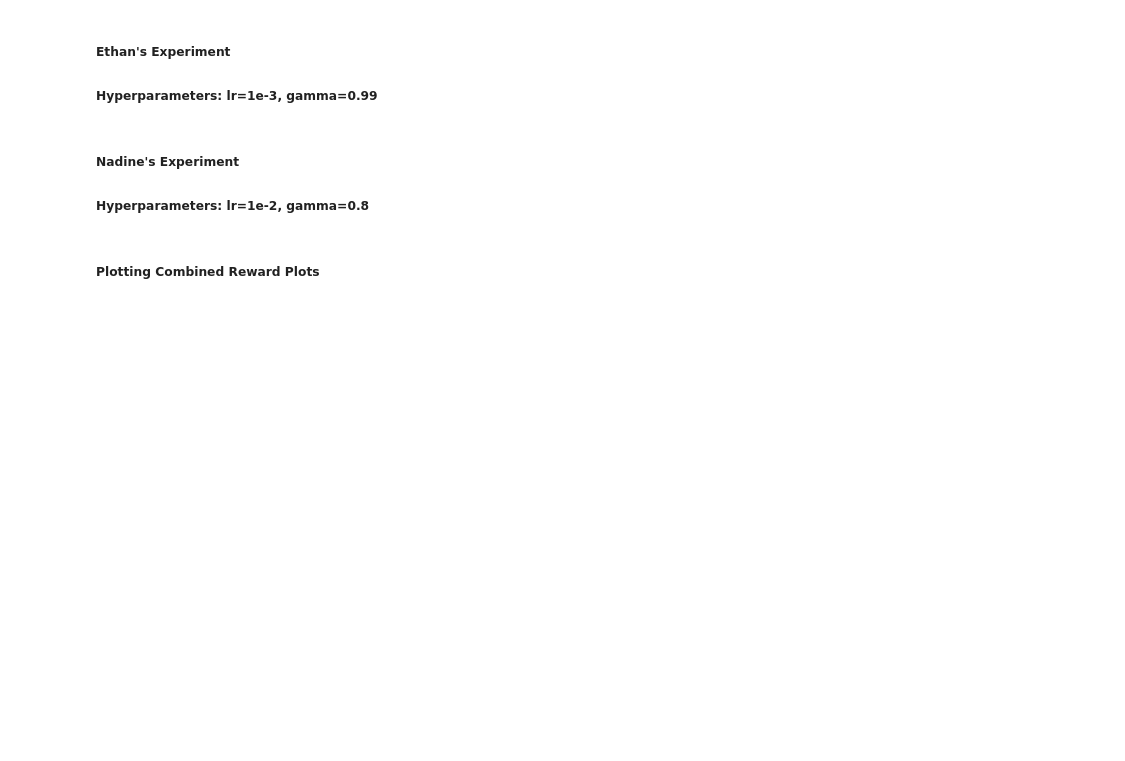
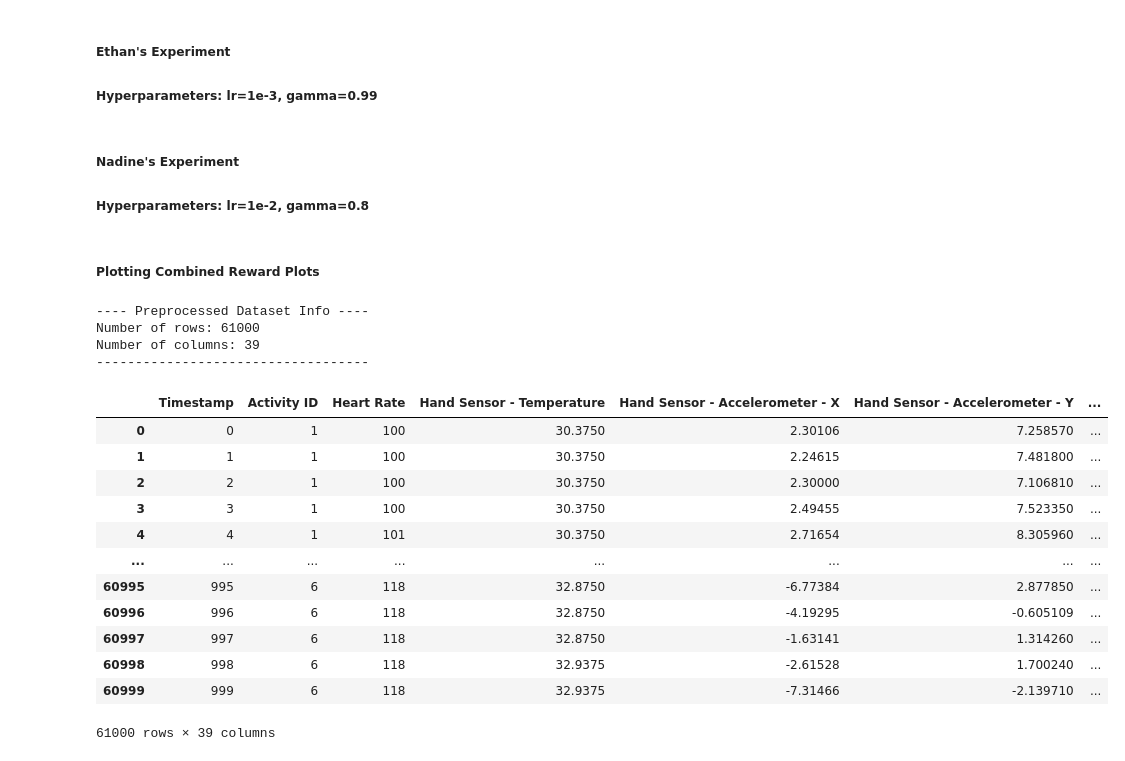
Before and after one commit to LucasHartmanWestern/cs_9170_project, a Jupyter notebook: main.ipynb, the cells around one changed output. Saved outputs shown, nothing was run; the diff lists cells and outputs as text; code cells hidden in the pictures; blank space fills up the shorter version.

```diff
--- a/main.ipynb
+++ b/main.ipynb
@@ -353,3 +436,24 @@ os.makedirs(save_path, exist_ok=True)
 
 plot_episode_rewards_combined(metrics_path_list, experiment_hyperparams_list, save_path)
 plot_cumulative_rewards_combined(metrics_path_list, experiment_hyperparams_list, save_path)
+# %%
+df = load_preprocessed_dataset()
+df
+# %% [output]
+---- Preprocessed Dataset Info ----
+Number of rows: 61000
+Number of columns: 39
+-----------------------------------
+|  | Timestamp | Activity ID | Heart Rate | Hand Sensor - Temperature | Hand Sensor - Accelerometer - X | Hand Sensor - Accelerometer - Y | ... |
+| 0 | 0 | 1 | 100 | 30.3750 | 2.30106 | 7.258570 | ... |
+| 1 | 1 | 1 | 100 | 30.3750 | 2.24615 | 7.481800 | ... |
+| 2 | 2 | 1 | 100 | 30.3750 | 2.30000 | 7.106810 | ... |
+| 3 | 3 | 1 | 100 | 30.3750 | 2.49455 | 7.523350 | ... |
+| 4 | 4 | 1 | 101 | 30.3750 | 2.71654 | 8.305960 | ... |
+| ... | ... | ... | ... | ... | ... | ... | ... |
+| 60995 | 995 | 6 | 118 | 32.8750 | -6.77384 | 2.877850 | ... |
+| 60996 | 996 | 6 | 118 | 32.8750 | -4.19295 | -0.605109 | ... |
+| 60997 | 997 | 6 | 118 | 32.8750 | -1.63141 | 1.314260 | ... |
+| 60998 | 998 | 6 | 118 | 32.9375 | -2.61528 | 1.700240 | ... |
+| 60999 | 999 | 6 | 118 | 32.9375 | -7.31466 | -2.139710 | ... |
+61000 rows × 39 columns
```
Also changed, not shown: parts of 5 cells of this notebook, 1 other file.
